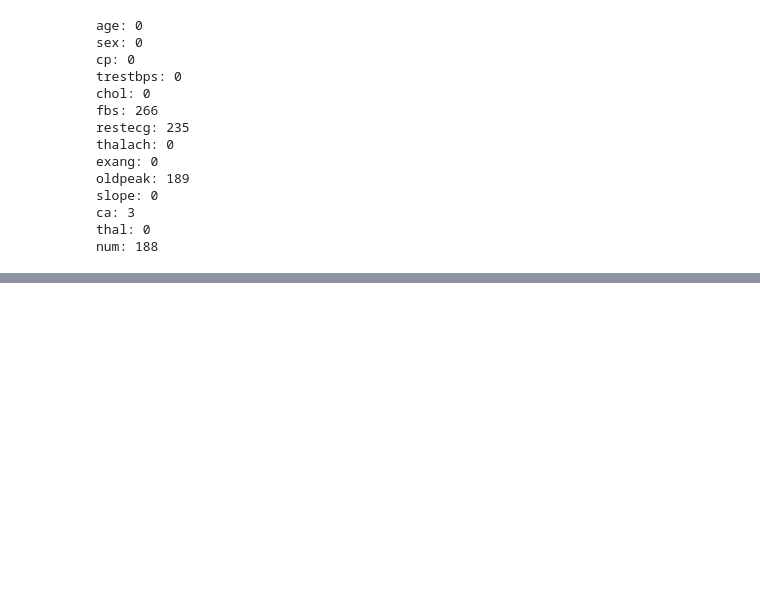
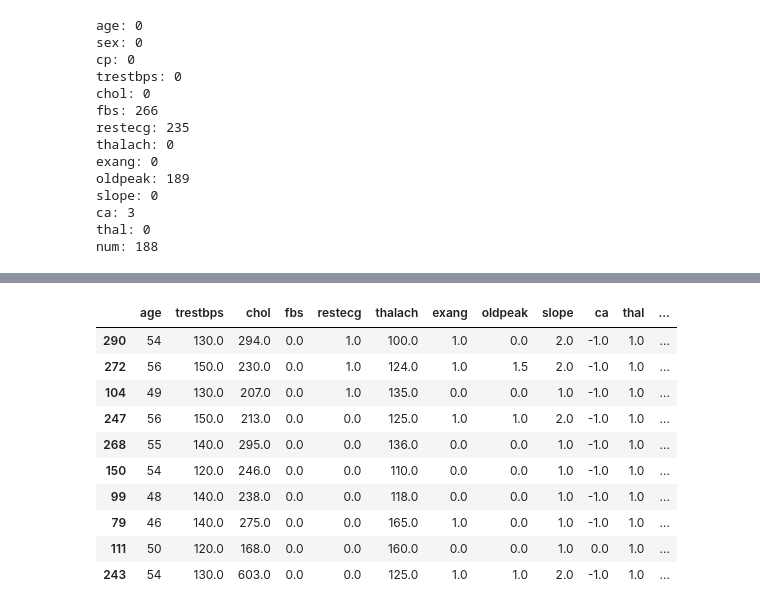
Before and after one commit to Mcaldas11/IA-class, a Jupyter notebook: notebook/heartAtack_randomForest.ipynb, the cells around one changed output, grey strips where cells are left out. Saved outputs shown, nothing was run; the diff lists cells and outputs as text; code cells hidden in the pictures; blank space fills up the shorter version.

```diff
--- a/notebook/heartAtack_randomForest.ipynb
+++ b/notebook/heartAtack_randomForest.ipynb
@@ -125,0 +153,30 @@ df.head(10)
+# %%
+# One-hot encoding: transforma colunas categóricas em colunas binárias
+# Mantém a informação categórica sem impor ordenação (útil para modelos que
+# não lidam bem com relações ordinais em categorias nominais)
+from sklearn.preprocessing import OneHotEncoder
+
+# Cria o encoder (sparse_output=False retorna matriz densa para criar DataFrame)
+encoder = OneHotEncoder(sparse_output=False)
+# Colunas que queremos codificar
+cols_to_encode = ['cp', 'sex']
+# Aplica o encoder e obtém array com as colunas codificadas
+encoded_cols = encoder.fit_transform(df[cols_to_encode])
+# Converte o resultado para DataFrame, com nomes das novas colunas
+encoded_df = pd.DataFrame(encoded_cols, columns=encoder.get_feature_names_out(cols_to_encode))
+# Substitui as colunas originais pelas colunas codificadas
+df = pd.concat([df.drop(columns=cols_to_encode), encoded_df], axis=1)
+# Mostra amostra para verificar a transformação
+df.sample(10)
+# %% [output]
+|  | age | trestbps | chol | fbs | restecg | thalach | exang | oldpeak | slope | ca | thal | ... |
+| 290 | 54 | 130.0 | 294.0 | 0.0 | 1.0 | 100.0 | 1.0 | 0.0 | 2.0 | -1.0 | 1.0 | ... |
+| 272 | 56 | 150.0 | 230.0 | 0.0 | 1.0 | 124.0 | 1.0 | 1.5 | 2.0 | -1.0 | 1.0 | ... |
+| 104 | 49 | 130.0 | 207.0 | 0.0 | 1.0 | 135.0 | 0.0 | 0.0 | 1.0 | -1.0 | 1.0 | ... |
+| 247 | 56 | 150.0 | 213.0 | 0.0 | 0.0 | 125.0 | 1.0 | 1.0 | 2.0 | -1.0 | 1.0 | ... |
+| 268 | 55 | 140.0 | 295.0 | 0.0 | 0.0 | 136.0 | 0.0 | 0.0 | 1.0 | -1.0 | 1.0 | ... |
+| 150 | 54 | 120.0 | 246.0 | 0.0 | 0.0 | 110.0 | 0.0 | 0.0 | 1.0 | -1.0 | 1.0 | ... |
+| 99 | 48 | 140.0 | 238.0 | 0.0 | 0.0 | 118.0 | 0.0 | 0.0 | 1.0 | -1.0 | 1.0 | ... |
+| 79 | 46 | 140.0 | 275.0 | 0.0 | 0.0 | 165.0 | 1.0 | 0.0 | 1.0 | -1.0 | 1.0 | ... |
+| 111 | 50 | 120.0 | 168.0 | 0.0 | 0.0 | 160.0 | 0.0 | 0.0 | 1.0 | 0.0 | 1.0 | ... |
+| 243 | 54 | 130.0 | 603.0 | 0.0 | 0.0 | 125.0 | 1.0 | 1.0 | 2.0 | -1.0 | 1.0 | ... |
```
Also changed, not shown: parts of 12 cells of this notebook, 4 other files.
